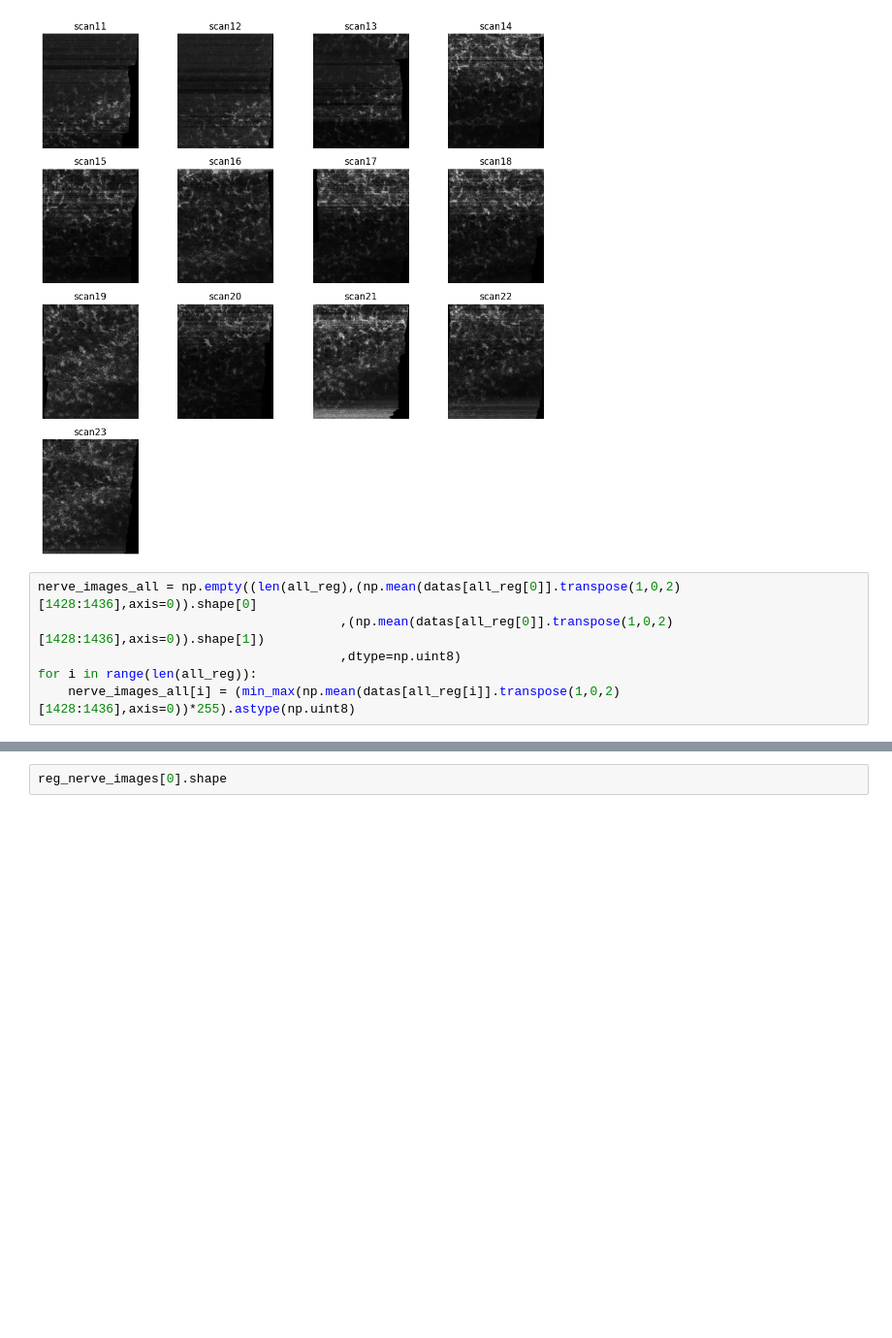
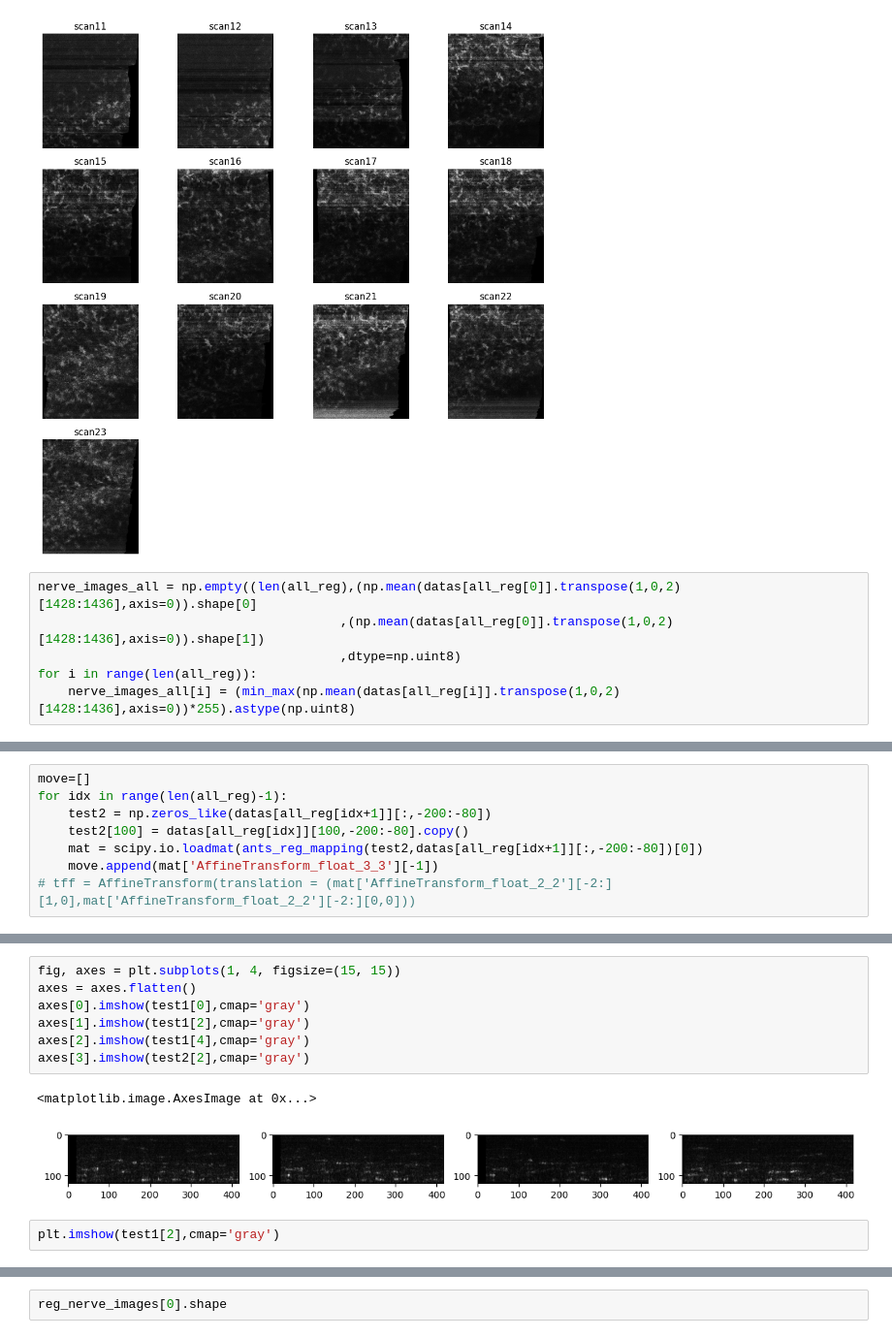
Before and after one commit to AKA2320/OCT_RA, a Jupyter notebook: volume_data/patrice_11_19_2024_timelapse/volume_eye_4.ipynb, the cells around one changed output, grey strips where cells are left out. Shown at 97% size. Cells and saved outputs as stored; diff of their text form; blank space fills up the shorter version.

```diff
--- a/volume_data/patrice_11_19_2024_timelapse/volume_eye_4.ipynb
+++ b/volume_data/patrice_11_19_2024_timelapse/volume_eye_4.ipynb
@@ -521,0 +594,8 @@ plt.show()
+# %%
+move=[]
+for idx in range(len(all_reg)-1):
+    test2 = np.zeros_like(datas[all_reg[idx+1]][:,-200:-80])
+    test2[100] = datas[all_reg[idx]][100,-200:-80].copy()
+    mat = scipy.io.loadmat(ants_reg_mapping(test2,datas[all_reg[idx+1]][:,-200:-80])[0])
+    move.append(mat['AffineTransform_float_3_3'][-1])
+# tff = AffineTransform(translation = (mat['AffineTransform_float_2_2'][-2:][1,0],mat['AffineTransform_float_2_2'][-2:][0,0]))
@@ -521,0 +649,12 @@ plt.show()
+# %%
+fig, axes = plt.subplots(1, 4, figsize=(15, 15))
+axes = axes.flatten()
+axes[0].imshow(test1[0],cmap='gray')
+axes[1].imshow(test1[2],cmap='gray')
+axes[2].imshow(test1[4],cmap='gray')
+axes[3].imshow(test2[2],cmap='gray')
+# %% [output]
+<matplotlib.image.AxesImage at 0x...>
+[figure, added]
+# %%
+plt.imshow(test1[2],cmap='gray')
```
Also changed, not shown: parts of 23 cells of this notebook.
